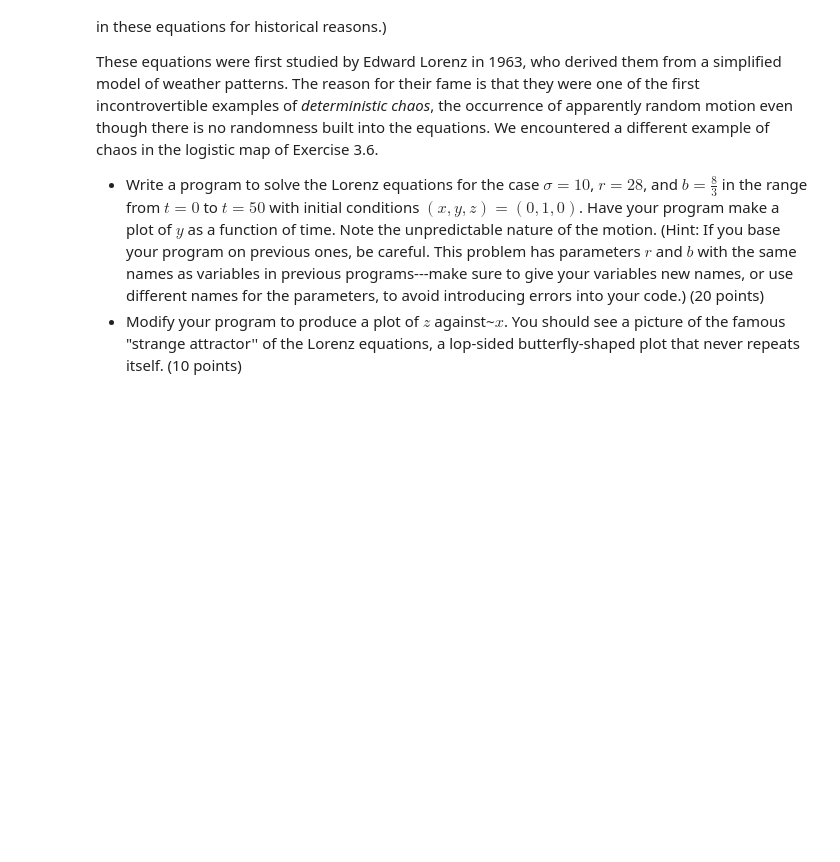
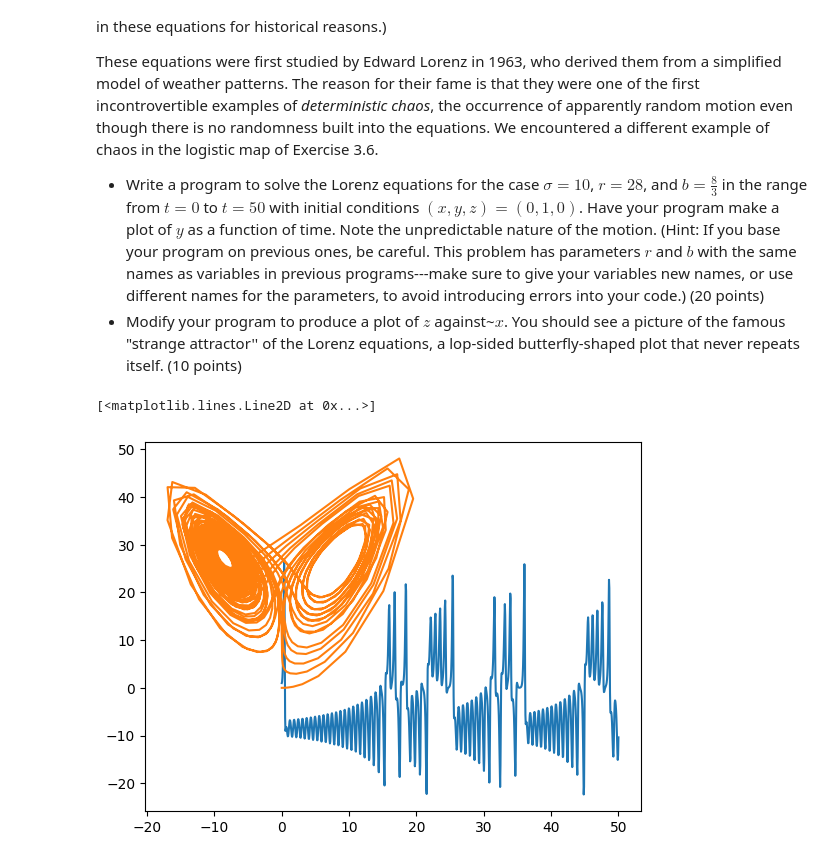
Before and after one commit to AtomLikeInPhysics/Tom-PHYS50733, a Jupyter notebook: Homework4/Homework4.ipynb, the cells around one changed output. Cells and saved outputs as stored; diff of their text form; code cells hidden in the pictures; blank space fills up the shorter version.

```diff
--- a/Homework4/Homework4.ipynb
+++ b/Homework4/Homework4.ipynb
@@ -205,7 +214,46 @@ Exercise 3.6.
   see a picture of the famous "strange attractor'' of the Lorenz
   equations, a lop-sided butterfly-shaped plot that never repeats itself. (10 points)
 # %%
-# code
+def f(r,t):
+    x = r[0]
+    y = r[1]
+    z = r[2]
+    sigma = 10
+    r_var = 28
+    b = 8/3
+    fx = sigma*(y-x)
+    fy = r_var*x - y - x*z
+    fz = x*y - b*z
+    return(np.array([fx,fy,fz],float))
+
+tstart = 0
+tstop = 50
+N = 1000
+h = (tstop-tstart)/N
+
+xpnt = []
+ypnt = []
+zpnt = []
+t = np.linspace(tstart,tstop,N)
+r = np.array([0,1,0],float)
+
+for i in t:
+    xpnt.append(r[0])
+    ypnt.append(r[1])
+    zpnt.append(r[2])
+    k1 = h*f(r,i)
+    k2 = h*f(r + 0.5*k1, i + 0.5*h)
+    k3 = h*f(r + 0.5*k2, i + 0.5*h)
+    k4 = h*f(r + k3, i + h)
+    r += 1/6 * (k1 + 2*k2 + 2*k3 + k4)
+
+# plt.plot(t,xpnt)
+plt.plot(t,ypnt)
+# plt.plot(t,zpnt)
+plt.plot(xpnt,zpnt)
+# %% [output]
+[<matplotlib.lines.Line2D at 0x...>]
+[figure, added]
 # %% [markdown]
 ### Exercise 8.5: The driven pendulum
 
```
Also changed, not shown: parts of 6 cells of this notebook.
